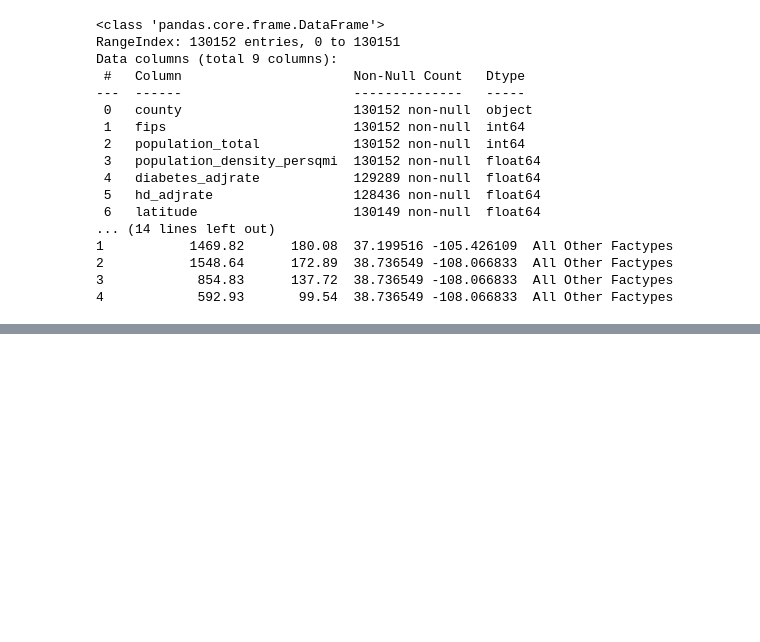
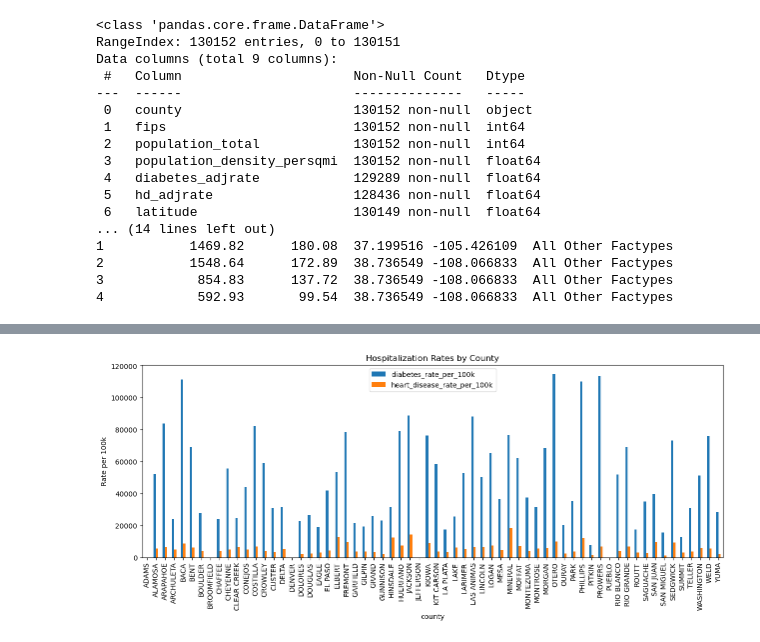
Before and after one commit to tamyalouis/Project_3, a Jupyter notebook: Project3.ipynb, the cells around one changed output, grey strips where cells are left out. Saved outputs shown, nothing was run; the diff lists cells and outputs as text; code cells hidden in the pictures; blank space fills up the shorter version.

```diff
--- a/Project3.ipynb
+++ b/Project3.ipynb
@@ -267,0 +310,14 @@ merged_df["diabetes_hospitalization_rate_per_100k"] = (
+# %%
+# Select only relevant columns for each DataFrame
+indicators_df = indicators_df[["county", "fips", "population_total", "population_density_persqmi"]]
+health_outcomes_df = health_outcomes_df[["county", "diabetes_adjrate", "hd_adjrate"]]
+health_facilities_df = health_facilities_df[["county", "latitude", "longitude", "facility_type"]]
+# %%
+# Check for missing values
+print(indicators_df.isnull().sum())
+print(health_outcomes_df.isnull().sum())
+print(health_facilities_df.isnull().sum())
+
+# Example: Fill missing values with a default value or remove rows
+indicators_df.fillna(0, inplace=True)
+health_outcomes_df.fillna(0, inplace=True)
@@ -267,0 +339,8 @@ merged_df["diabetes_hospitalization_rate_per_100k"] = (
+# %%
+# Merge Indicators and Health Outcomes
+merged_df = indicators_df.merge(health_outcomes_df, on="county", how="left")
+
+# Merge with Health Facilities
+merged_df = merged_df.merge(health_facilities_df, on="county", how="left")
+
+print(merged_df.head())
@@ -267,0 +361,18 @@ merged_df["diabetes_hospitalization_rate_per_100k"] = (
+# %%
+merged_df["diabetes_rate_per_100k"] = (
+    merged_df["diabetes_adjrate"] / merged_df["population_total"] * 100000
+)
+merged_df["heart_disease_rate_per_100k"] = (
+    merged_df["hd_adjrate"] / merged_df["population_total"] * 100000
+)
+# %%
+import matplotlib.pyplot as plt
+
+merged_df.groupby("county")[["diabetes_rate_per_100k", "heart_disease_rate_per_100k"]].mean().plot(
+    kind="bar", figsize=(15, 5)
+)
+plt.title("Hospitalization Rates by County")
+plt.ylabel("Rate per 100k")
+plt.show()
+# %% [output]
+[figure, added]
```
Also changed, not shown: parts of 14 cells of this notebook.
